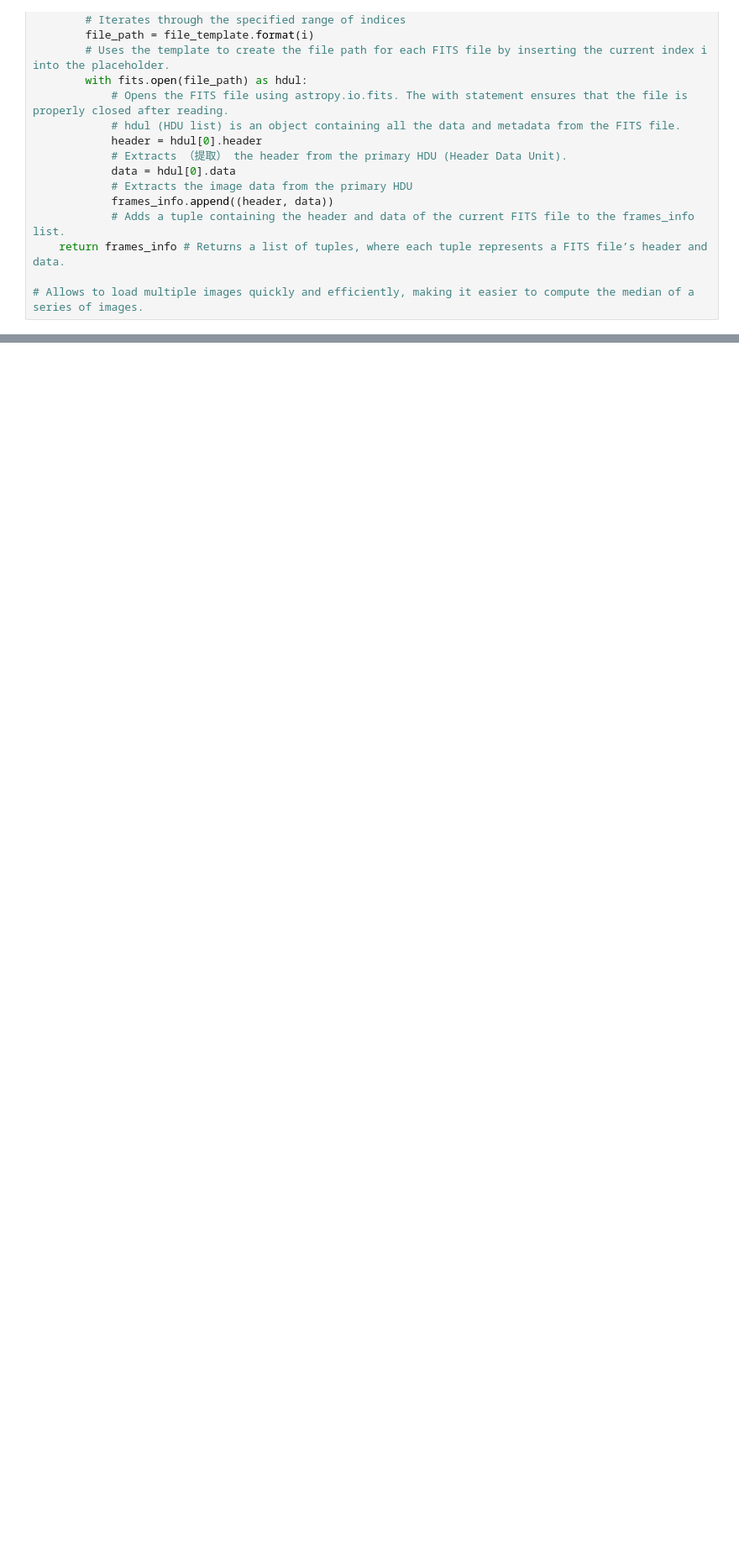
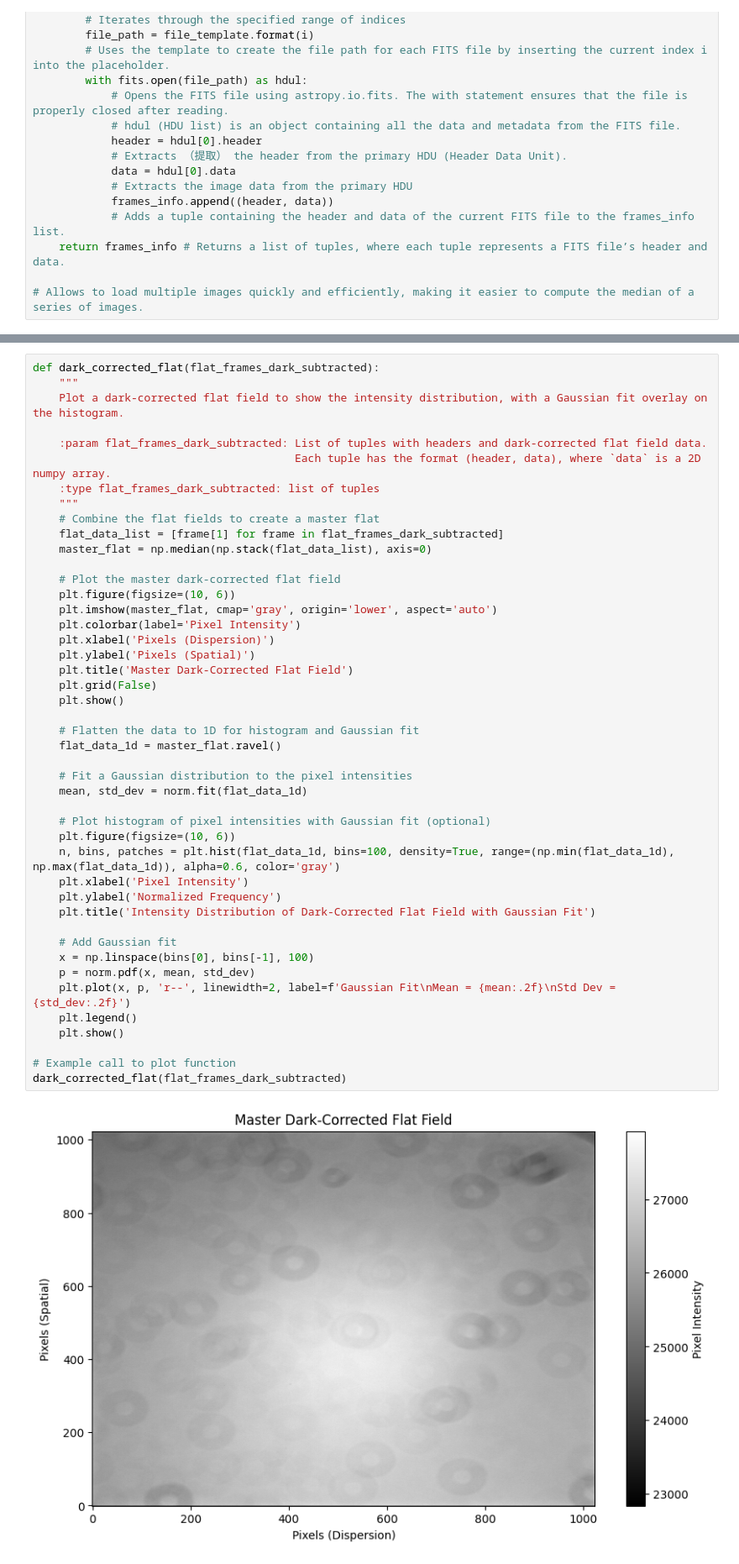
Before and after one commit to emsonmez/AST_443, a Jupyter notebook: Lab_3/Jiyun_Work/Lab_3.ipynb, the cells around one changed output, grey strips where cells are left out. Shown at 84% size. Cells and saved outputs as stored; diff of their text form; blank space fills up the shorter version.

```diff
--- a/Lab_3/Jiyun_Work/Lab_3.ipynb
+++ b/Lab_3/Jiyun_Work/Lab_3.ipynb
@@ -241,0 +244,47 @@ plt.show()
+# %%
+def dark_corrected_flat(flat_frames_dark_subtracted):
+    """
+    Plot a dark-corrected flat field to show the intensity distribution, with a Gaussian fit overlay on the histogram.
+
+    :param flat_frames_dark_subtracted: List of tuples with headers and dark-corrected flat field data.
+                                        Each tuple has the format (header, data), where `data` is a 2D numpy array.
+    :type flat_frames_dark_subtracted: list of tuples
+    """
+    # Combine the flat fields to create a master flat
+    flat_data_list = [frame[1] for frame in flat_frames_dark_subtracted]
+    master_flat = np.median(np.stack(flat_data_list), axis=0)
+
+    # Plot the master dark-corrected flat field
+    plt.figure(figsize=(10, 6))
+    plt.imshow(master_flat, cmap='gray', origin='lower', aspect='auto')
+    plt.colorbar(label='Pixel Intensity')
+    plt.xlabel('Pixels (Dispersion)')
+    plt.ylabel('Pixels (Spatial)')
+    plt.title('Master Dark-Corrected Flat Field')
+    plt.grid(False)
+    plt.show()
+
+    # Flatten the data to 1D for histogram and Gaussian fit
+    flat_data_1d = master_flat.ravel()
+
+    # Fit a Gaussian distribution to the pixel intensities
+    mean, std_dev = norm.fit(flat_data_1d)
+
+    # Plot histogram of pixel intensities with Gaussian fit (optional)
+    plt.figure(figsize=(10, 6))
+    n, bins, patches = plt.hist(flat_data_1d, bins=100, density=True, range=(np.min(flat_data_1d), np.max(flat_data_1d)), alpha=0.6, color='gray')
+    plt.xlabel('Pixel Intensity')
+    plt.ylabel('Normalized Frequency')
+    plt.title('Intensity Distribution of Dark-Corrected Flat Field with Gaussian Fit')
+
+    # Add Gaussian fit
+    x = np.linspace(bins[0], bins[-1], 100)
+    p = norm.pdf(x, mean, std_dev)
+    plt.plot(x, p, 'r--', linewidth=2, label=f'Gaussian Fit\nMean = {mean:.2f}\nStd Dev = {std_dev:.2f}')
+    plt.legend()
+    plt.show()
+
+# Example call to plot function
+dark_corrected_flat(flat_frames_dark_subtracted)
+# %% [output]
+[figure, added]
```
Also changed, not shown: parts of 16 cells of this notebook, 1 other file.
